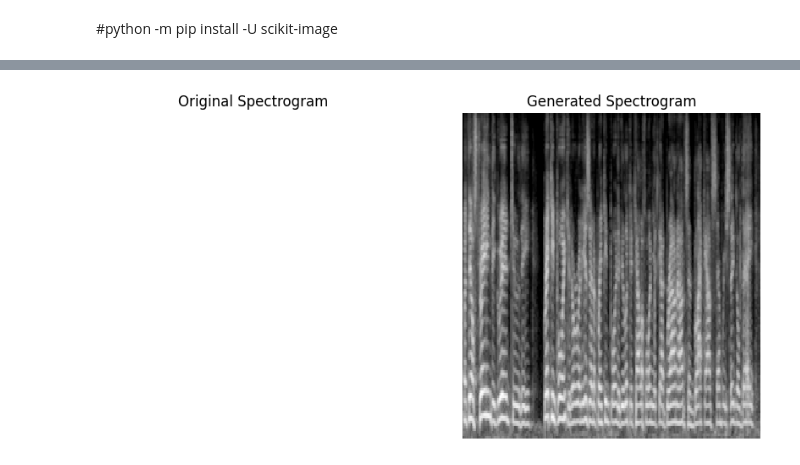
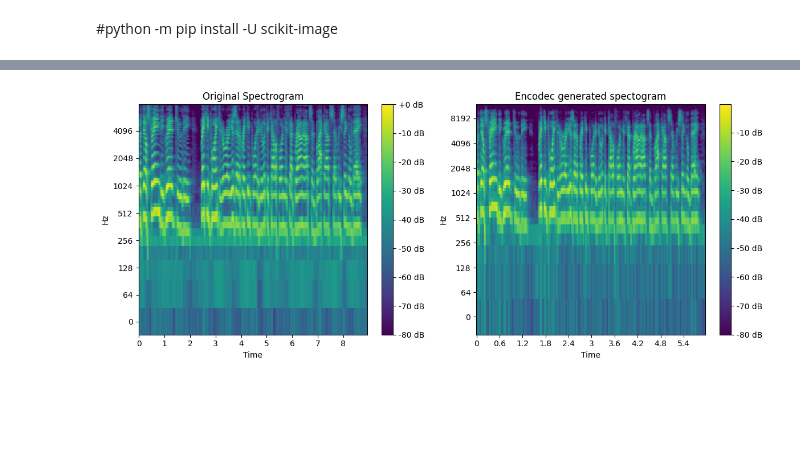
Before and after one commit to Lekha827/AudioDeepfake, a Jupyter notebook: audio_comparision_analysis.ipynb, the cells around one changed output, grey strips where cells are left out. Saved outputs shown, nothing was run; the diff lists cells and outputs as text; code cells hidden in the pictures; blank space fills up the shorter version.

```diff
--- a/audio_comparision_analysis.ipynb
+++ b/audio_comparision_analysis.ipynb
@@ -14,12 +14,12 @@ def generate_spectrogram(wav_path):
     y, sr = librosa.load(wav_path, sr=None)
     S = librosa.feature.melspectrogram(y=y, sr=sr)
     S_dB = librosa.power_to_db(S, ref=np.max)
-    return S_dB
+    return S_dB, sr
 
-def compare_spectrograms(original_wav, generated_wav):
+def compare_spectrograms(original_wav, generated_wav, title):
     # Generate spectrograms
-    original = generate_spectrogram(original_wav)
-    generated = generate_spectrogram(generated_wav)
+    original, sr_orig = generate_spectrogram(original_wav)
+    generated, sr_gen = generate_spectrogram(generated_wav)
 
     # Resize generated spectrogram to match original if dimensions are different
     if original.shape != generated.shape:
@@ -29,27 +29,76 @@ def compare_spectrograms(original_wav, generated_wav):
     mse = np.mean((original - generated) ** 2)
 
     # Compute Structural Similarity Index (SSIM)
-    similarity = ssim(original, generated,data_range=original.max() - original.min())
+    similarity = ssim(original, generated, data_range=original.max() - original.min())
 
     # Define accuracy based on similarity (SSIM range is -1 to 1, normalize it to 0-100%)
     accuracy = max(0, similarity) * 100
 
+    print(f"{title}:")
     print(f"Mean Squared Error (MSE): {mse}")
     print(f"Structural Similarity Index (SSIM): {similarity}")
     print(f"Accuracy: {accuracy:.2f}%")
 
-    # Display images
-    fig, axs = plt.subplots(1, 2, figsize=(10, 5))
-    librosa.display.specshow(original, sr=22050, cmap='gray')
-    axs[0].set_title('Original Spectrogram')
-    axs[0].axis('off')
+    # Display spectrograms
+    fig, axs = plt.subplots(1, 2, figsize=(12, 5))
 
-    librosa.display.specshow(generated, sr=22050, cmap='gray')
-    axs[1].set_title('Generated Spectrogram')
-    axs[1].axis('off')
+    # Plot original spectrogram
+    ax = axs[0]
+    img = librosa.display.specshow(original, sr=sr_orig, x_axis='time', y_axis='log', cmap='viridis', ax=ax)
+    ax.set_title('Original Spectrogram')
+    plt.colorbar(img, ax=ax, format='%+2.0f dB')
 
+    # Plot generated spectrogram
+    ax = axs[1]
+    img = librosa.display.specshow(generated, sr=sr_gen, x_axis='time', y_axis='log', cmap='viridis', ax=ax)
+    ax.set_title(f"{title} generated spectogram")
+    plt.colorbar(img, ax=ax, format='%+2.0f dB')
+
+    plt.tight_layout()
     plt.show()
 
-# Example usage
-compare_spectrograms('/data/FF_V2/Famous_Figures_V2/Data/No_Laundering/no_laundering_s16/Donald_Trump_v2/train/Original/Donald_Trump_00018.wav', '/data/FF_V2/codec_fake_data/Famous_Figures_V2/Data/No_Laundering/no_laundering_s16/Donald_Trump_v2/train/audio_dec_codec/Donald_Trump_00018_audiodec_codec.wav')
+
+# Encodec Spectogram comparision
+compare_spectrograms(
+    '/data/FF_V2/Famous_Figures_V2/Data/No_Laundering/no_laundering_s16/Donald_Trump_v2/train/Original/Donald_Trump_00018.wav',
+    '/data/FF_V2/codec_fake_data/Famous_Figures_V2/Data/No_Laundering/no_laundering_s16/Donald_Trump_v2/train/encodec/Donald_Trump_00018_encodec.wav',
+    "Encodec"
+)
+
+
+# AcademiaCodec Spectogram comparision
+compare_spectrograms(
+    '/data/FF_V2/Famous_Figures_V2/Data/No_Laundering/no_laundering_s16/Donald_Trump_v2/train/Original/Donald_Trump_00018.wav',
+    '/data/FF_V2/codec_fake_data/Famous_Figures_V2/Data/No_Laundering/no_laundering_s16/Donald_Trump_v2/train/academic_codec/Donald_Trump_00018_academic_codec.wav',
+    "AcademiaCodec"
+)
+
+# AudioDec Codec Spectogram comparision
+compare_spectrograms(
+    '/data/FF_V2/Famous_Figures_V2/Data/No_Laundering/no_laundering_s16/Donald_Trump_v2/train/Original/Donald_Trump_00018.wav',
+    '/data/FF_V2/codec_fake_data/Famous_Figures_V2/Data/No_Laundering/no_laundering_s16/Donald_Trump_v2/train/audio_dec_codec/Donald_Trump_00018_audiodec_codec.wav',
+    "AudioDec Codec"
+)
+
+# DAC Codec Spectogram comparision
+compare_spectrograms(
+    '/data/FF_V2/Famous_Figures_V2/Data/No_Laundering/no_laundering_s16/Donald_Trump_v2/train/Original/Donald_Trump_00018.wav',
+    '/data/FF_V2/codec_fake_data/Famous_Figures_V2/Data/No_Laundering/no_laundering_s16/Donald_Trump_v2/train/dac/Donald_Trump_00018_dac_codec.wav',
+    "DAC Codec"
+)
+
+# SpeechTokenizer Codec Spectogram comparision
+compare_spectrograms(
+    '/data/FF_V2/Famous_Figures_V2/Data/No_Laundering/no_laundering_s16/Donald_Trump_v2/train/Original/Donald_Trump_00018.wav',
+    '/data/FF_V2/codec_fake_data/Famous_Figures_V2/Data/No_Laundering/no_laundering_s16/Donald_Trump_v2/train/speech_tokenizer/Donald_Trump_00018_speech_tokenizer.wav',
+    "Speech Tokenizer"
+)
+
+
+# Funcodec Spectogram comparision
+compare_spectrograms(
+    '/data/FF_V2/Famous_Figures_V2/Data/No_Laundering/no_laundering_s16/Donald_Trump_v2/train/Original/Donald_Trump_00018.wav',
+    '/data/FF_V2/codec_fake_data/Famous_Figures_V2/Data/No_Laundering/no_laundering_s16/Donald_Trump_v2/train/funcodec/Donald_Trump_00018_funcodec.wav',
+    "Funcodec"
+)
 # %% [output]
@@ -59 +109 @@ Accuracy: 82.01%
-[figure, old version]
+[figure, new version]
```
Also changed, not shown: parts of 1 cell of this notebook, 1 other file.
